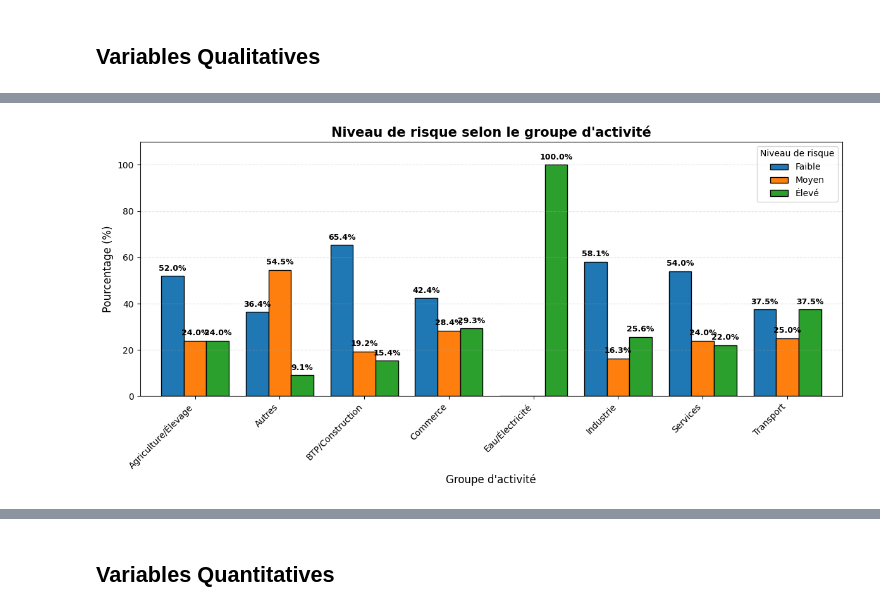
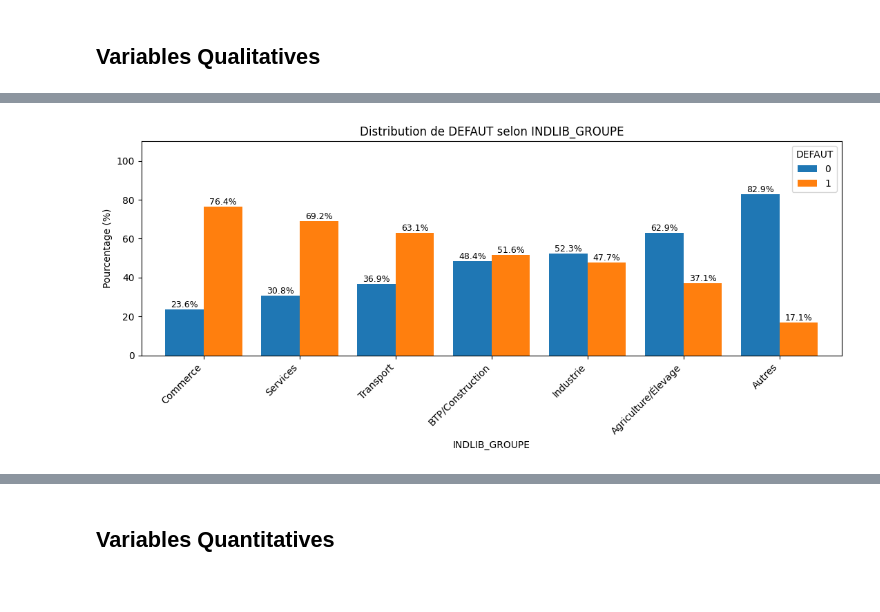
Before and after one commit to medmoude/cdd-credit-risk-scoring, a Jupyter notebook: bivariate_analysis.ipynb, the cells around one changed output, grey strips where cells are left out. Cells and saved outputs as stored; diff of their text form; code cells hidden in the pictures.

```diff
--- a/bivariate_analysis.ipynb
+++ b/bivariate_analysis.ipynb
@@ -80,14 +18,3 @@ plt.show()
 # %%
-# Tableau croisé en pourcentage
-tableau = pd.crosstab(
-    df["INDLIB_GROUPE"],
-    df["NIVEAU_RISQUE"],
-    normalize="index"
-).mul(100).round(2)
-
-# Réorganiser les colonnes
-ordre = ["Faible", "Moyen", "Élevé"]
-tableau = tableau[ordre]
-
-# Afficher le tableau
-display(tableau)
+variable = 'INDLIB_GROUPE'
+target = 'DEFAUT'
@@ -105,56 +51,38 @@ display(tableau)
 # %%
-# Ordre des colonnes
-ordre = ["Faible", "Moyen", "Élevé"]
+# Préparer les pourcentages
+table_pct_graph = pd.crosstab(
+    df[variable],
+    df[target],
+    normalize='index'
+).mul(100)
 
-# Recréer le tableau en POURCENTAGE
-tableau_indlib = pd.crosstab(
-    df["INDLIB_GROUPE"],
-    df["NIVEAU_RISQUE"],
-    normalize="index"
-).mul(100).round(2)
-
-tableau_indlib = tableau_indlib[ordre]
+# Trier selon le taux de défaut = 1
+table_pct_graph = table_pct_graph.sort_values(by=1, ascending=False)
 
 # Graphique
-ax = tableau_indlib.plot(
-    kind="bar",
-    figsize=(12, 6),
-    width=0.8,
-    edgecolor="black"
+ax = table_pct_graph.plot(
+    kind='bar',
+    figsize=(11, 5),
+    width=0.8
 )
-
-plt.title(
-    "Niveau de risque selon le groupe d'activité",
-    fontsize=15,
-    fontweight="bold"
-)
-
-plt.xlabel("Groupe d'activité", fontsize=12)
-plt.ylabel("Pourcentage (%)", fontsize=12)
-
-plt.xticks(rotation=45, ha="right")
-plt.legend(title="Niveau de risque")
-plt.grid(axis="y", linestyle="--", alpha=0.35)
 
 # Ajouter les pourcentages sur les barres
 for container in ax.containers:
-    labels = [
-        f"{value:.1f}%" if value > 0 else ""
-        for value in container.datavalues
-    ]
-
     ax.bar_label(
         container,
-        labels=labels,
-        fontsize=9,
-        fontweight="bold",
-        padding=4
+        fmt='%.1f%%',
+        label_type='edge',
+        fontsize=9
     )
 
+plt.xlabel(variable)
+plt.ylabel('Pourcentage (%)')
+plt.title(f'Distribution de {target} selon {variable}')
+plt.xticks(rotation=45, ha='right')
+plt.legend(title=target)
 plt.ylim(0, 110)
-
 plt.tight_layout()
 plt.show()
 # %% [output]
-[figure, old version]
+[figure, new version]
 # %%
```
Also changed, not shown: parts of 55 cells of this notebook, 2 other files.
